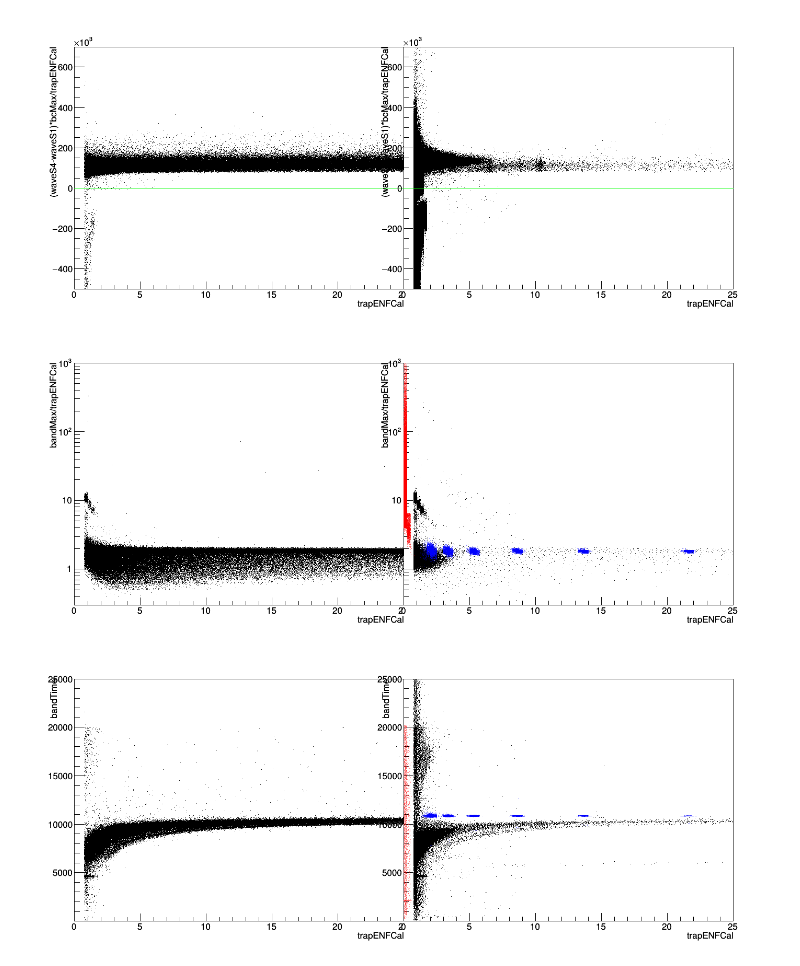
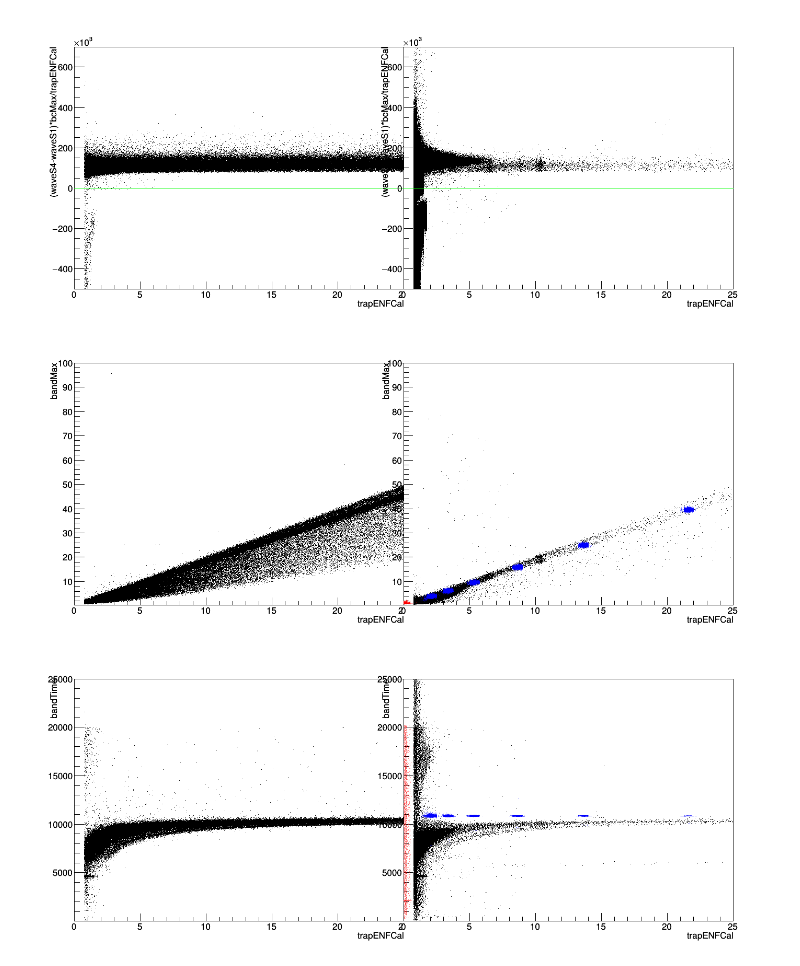
Before and after one commit to bxyzhu/IPython, a Jupyter notebook: latPlots_ds0.ipynb, the cells around one changed output. Drawn from its saved outputs; the diff is of its cells as text; code cells hidden in the pictures.

Commit message:
Added more plots

```diff
--- a/latPlots_ds0.ipynb
+++ b/latPlots_ds0.ipynb
@@ -191,23 +190,23 @@ c1.Draw()
 # %% [output]
 [figure]
 # %%
-c1.cd(1); ROOT.gPad.SetLogy(1); c1.cd(2); ROOT.gPad.SetLogy(1)
+c1.cd(1); ROOT.gPad.SetLogy(0); c1.cd(2); ROOT.gPad.SetLogy(0)
 xBins, xBinL, xBinH = 100, 0, 25
-yBins, yBinL, yBinH = 10000, 0.3, 1000
-xStr, yStr = 'trapENFCal', 'bandMax/trapENFCal'
-h1=ROOT.TH2D("h1","",xBins,xBinL,xBinH,yBins,yBinL,yBinH);cal.Project("h1",yStr+":"+xStr,theCut)
-h2=ROOT.TH2D("h2","",xBins,xBinL,xBinH,yBins,yBinL,yBinH);bg.Project("h2",yStr+":"+xStr,theCut)
+yBins, yBinL, yBinH = 10000, 0.3, 100
+xStr, yStr = 'trapENFCal', 'bandMax'
+h1=ROOT.TH2D("h1","",xBins,xBinL,xBinH,yBins,yBinL,yBinH);cal.Project("h1",yStr+":"+xStr,theCut+"&& bcMax<730")
+h2=ROOT.TH2D("h2","",xBins,xBinL,xBinH,yBins,yBinL,yBinH);bg.Project("h2",yStr+":"+xStr,theCut+"&& bcMax<730")
 h3=ROOT.TH2D("h3","",xBins,xBinL,xBinH,yBins,yBinL,yBinH);FT.Project("h3",yStr+":"+xStr)
 h4=ROOT.TH2D("h4","",xBins,xBinL,xBinH,yBins,yBinL,yBinH);Ext.Project("h4",yStr+":"+xStr,"channel == 624")
 h1.GetXaxis().SetTitle(xStr); h1.GetYaxis().SetTitle(yStr)
 h2.GetXaxis().SetTitle(xStr); h2.GetYaxis().SetTitle(yStr)
 c1.cd(1); h1.Draw()
 c1.cd(2); h2.Draw()
 h3.SetMarkerColorAlpha(ROOT.kRed, 0.5); h3.Draw("SAME")
 h4.SetMarkerColorAlpha(ROOT.kBlue, 0.5); h4.Draw("SAME")
 c1.Draw()
 # %% [output]
-[figure, old version]
+[figure, new version]
 # %%
 c1.cd(1); ROOT.gPad.SetLogy(0); c1.cd(2); ROOT.gPad.SetLogy(0)
 xBins, xBinL, xBinH = 100, 0, 25
```
Also changed, not shown: parts of 3 cells of this notebook, 2 other files.
